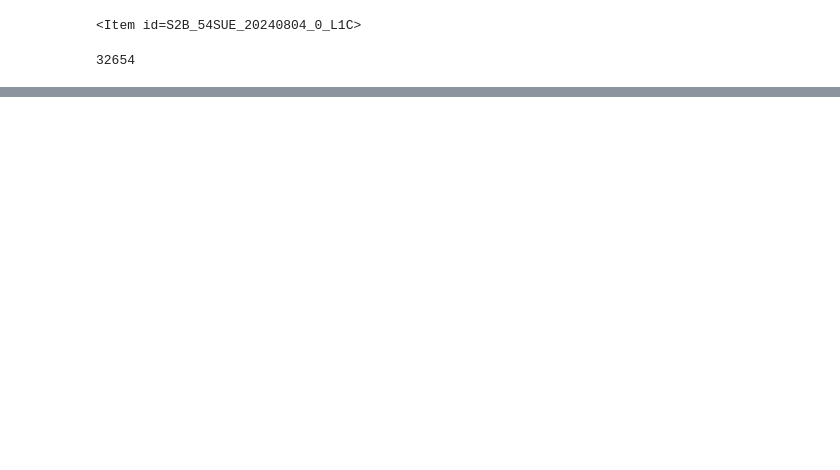
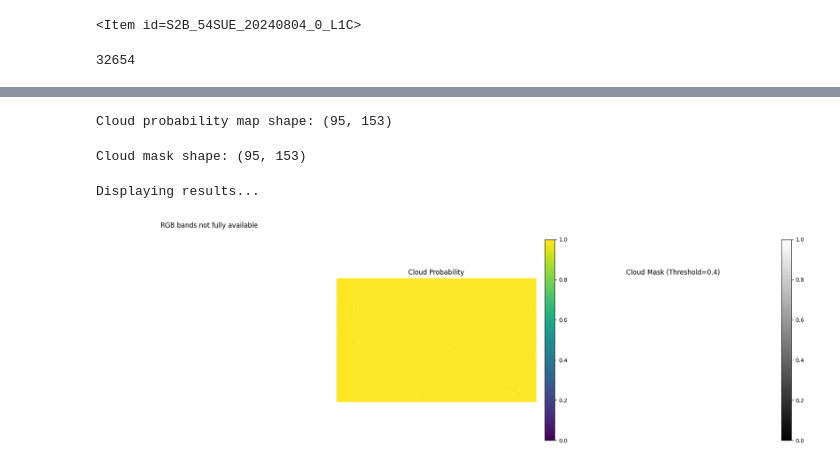
Before and after one commit to wakame1367/Notebooks, a Jupyter notebook: sentinel2_cloud_detector.ipynb, the cells around one changed output, grey strips where cells are left out. Drawn from its saved outputs; the diff is of its cells as text; code cells hidden in the pictures; blank space fills up the shorter version.

```diff
--- a/sentinel2_cloud_detector.ipynb
+++ b/sentinel2_cloud_detector.ipynb
@@ -119,0 +185,9 @@ AssertionError: out_bounds=None
+# %%
+cloud_detector = S2PixelCloudDetector(
+        threshold=0.4,         # 雲と判断する確率の閾値
+        average_over=1,        # 平均化フィルタのサイズ (ピクセル単位、0 or None で無効)
+        dilation_size=1,       # 膨張処理のサイズ (ピクセル単位、0 or None で無効)
+        all_bands=False
+    )
+# %%
+cloud_probs = cloud_detector.get_cloud_probability_maps(input_array[np.newaxis, ...])
@@ -119,0 +210,45 @@ AssertionError: out_bounds=None
+# %%
+cloud_probs_map = cloud_probs[0]
+# %%
+print(f"Cloud probability map shape: {cloud_probs_map.shape}")
+# %% [output]
+Cloud probability map shape: (95, 153)
+# %%
+cloud_mask = cloud_detector.get_mask_from_prob(cloud_probs)
+cloud_mask_map = cloud_mask[0]
+print(f"Cloud mask shape: {cloud_mask_map.shape}")
+# %% [output]
+Cloud mask shape: (95, 153)
+# %%
+print("Displaying results...")
+fig, axes = plt.subplots(1, 3, figsize=(18, 6))
+
+# RGB画像を簡易表示 (B04, B03, B02 を使うのが一般的だが、ここでは読み込んだバンドで代用)
+# 反射率を [0, 0.3] 程度にクリップして表示を見やすくする
+rgb_indices = [required_bands.index(b) for b in ["B04", "B02", "B01"] if b in required_bands] # R, G, B の順
+if len(rgb_indices) == 3:
+    rgb_image = np.clip(input_array[..., rgb_indices] * 3.0, 0, 1) # 明るさ調整
+    axes[0].imshow(rgb_image)
+    axes[0].set_title(f"Pseudo RGB ({selected_item.id})")
+else:
+     axes[0].set_title("RGB bands not fully available")
+axes[0].axis('off')
+
+
+# 雲確率マップの表示
+im1 = axes[1].imshow(cloud_probs_map, cmap='viridis', vmin=0, vmax=1)
+axes[1].set_title("Cloud Probability")
+axes[1].axis('off')
+fig.colorbar(im1, ax=axes[1], fraction=0.046, pad=0.04)
+
+# 雲マスクの表示
+im2 = axes[2].imshow(cloud_mask_map, cmap='gray', vmin=0, vmax=1)
+axes[2].set_title("Cloud Mask (Threshold={})".format(cloud_detector.threshold))
+axes[2].axis('off')
+fig.colorbar(im2, ax=axes[2], fraction=0.046, pad=0.04)
+
+plt.tight_layout()
+plt.show()
+# %% [output]
+Displaying results...
+[figure, added]
```
Also changed, not shown: parts of 13 cells of this notebook.
